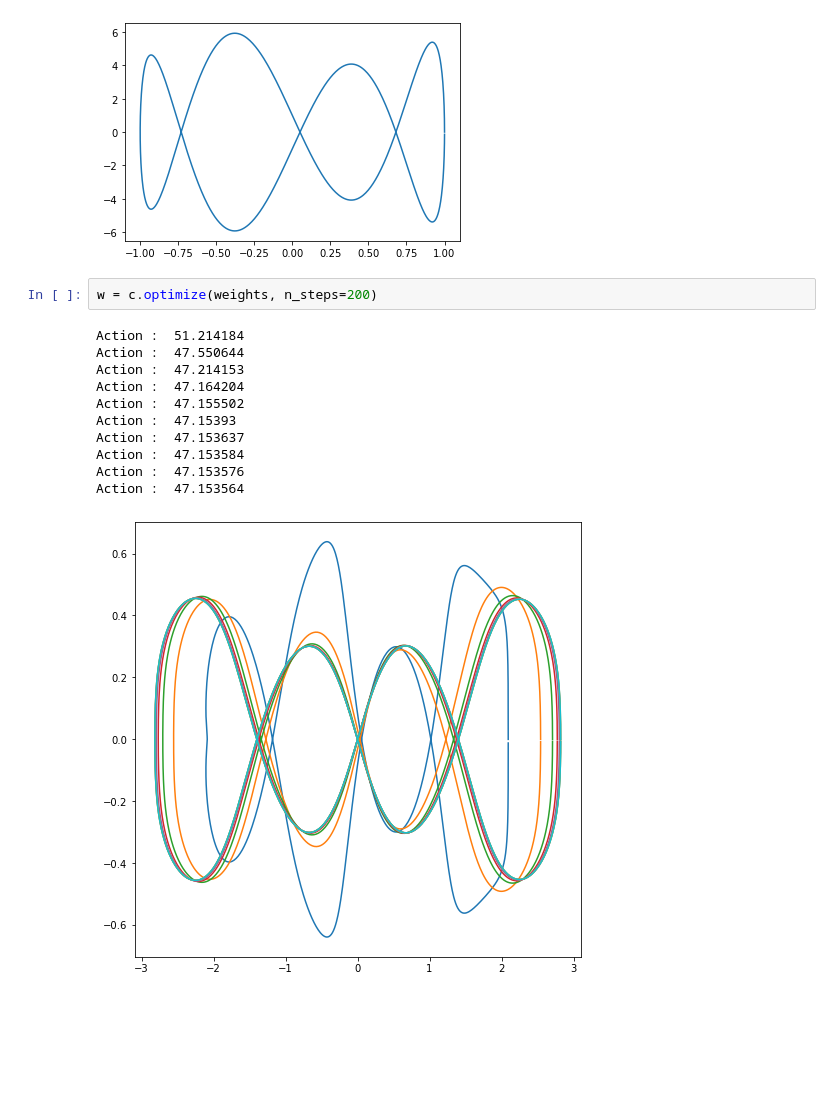
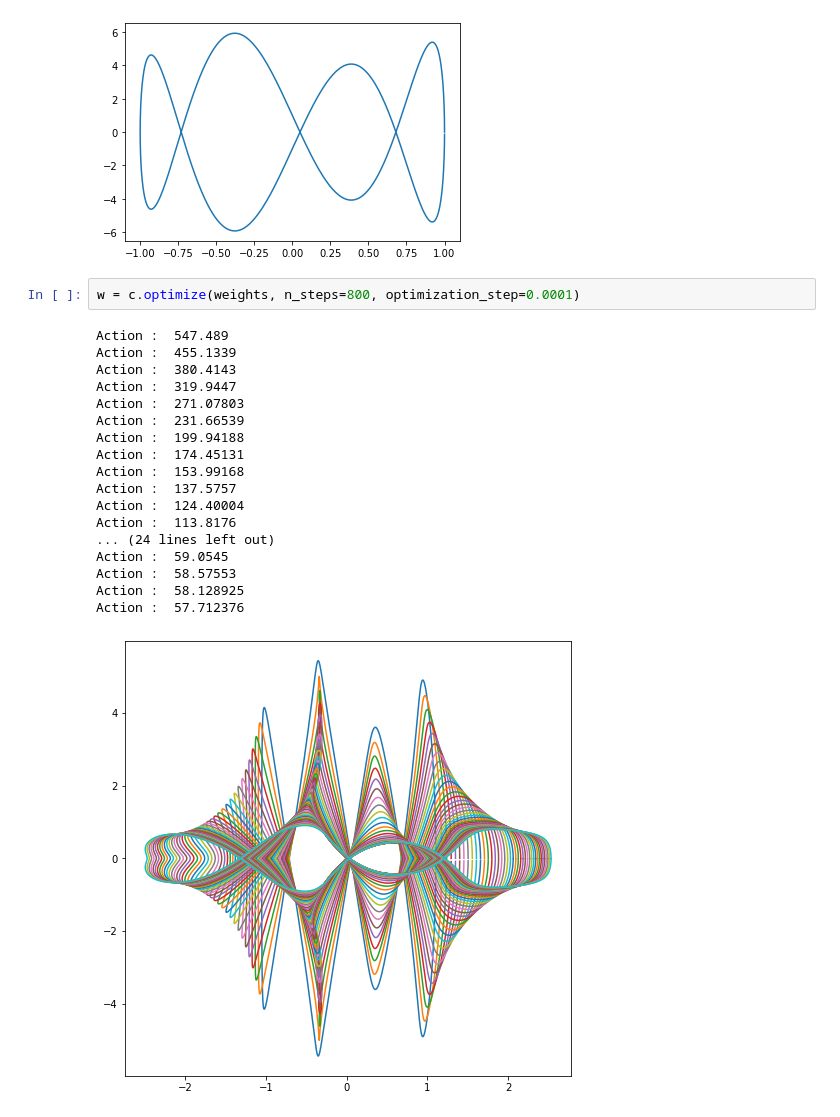
Before and after one commit to clement91190/choreography, a Jupyter notebook: Demo.ipynb, the cells around one changed output. Saved outputs shown, nothing was run; the diff lists cells and outputs as text; blank space fills up the shorter version.

```diff
--- a/Demo.ipynb
+++ b/Demo.ipynb
@@ -29,16 +30,23 @@ c.plot_weight(weights)
 [<matplotlib.lines.Line2D at 0x...>]
 [figure]
 # %%
-w = c.optimize(weights, n_steps=200)
+w = c.optimize(weights, n_steps=800, optimization_step=0.0001)
 # %% [output]
-Action :  51.214184
-Action :  47.550644
-Action :  47.214153
-Action :  47.164204
-Action :  47.155502
-Action :  47.15393
-Action :  47.153637
-Action :  47.153584
-Action :  47.153576
-Action :  47.153564
+Action :  547.489
+Action :  455.1339
+Action :  380.4143
+Action :  319.9447
+Action :  271.07803
+Action :  231.66539
+Action :  199.94188
+Action :  174.45131
+Action :  153.99168
+Action :  137.5757
+Action :  124.40004
+Action :  113.8176
+... (24 lines left out)
+Action :  59.0545
+Action :  58.57553
+Action :  58.128925
+Action :  57.712376
-[figure, old version]
+[figure, new version]
```
Also changed, not shown: parts of 2 cells of this notebook, 1 other file.
